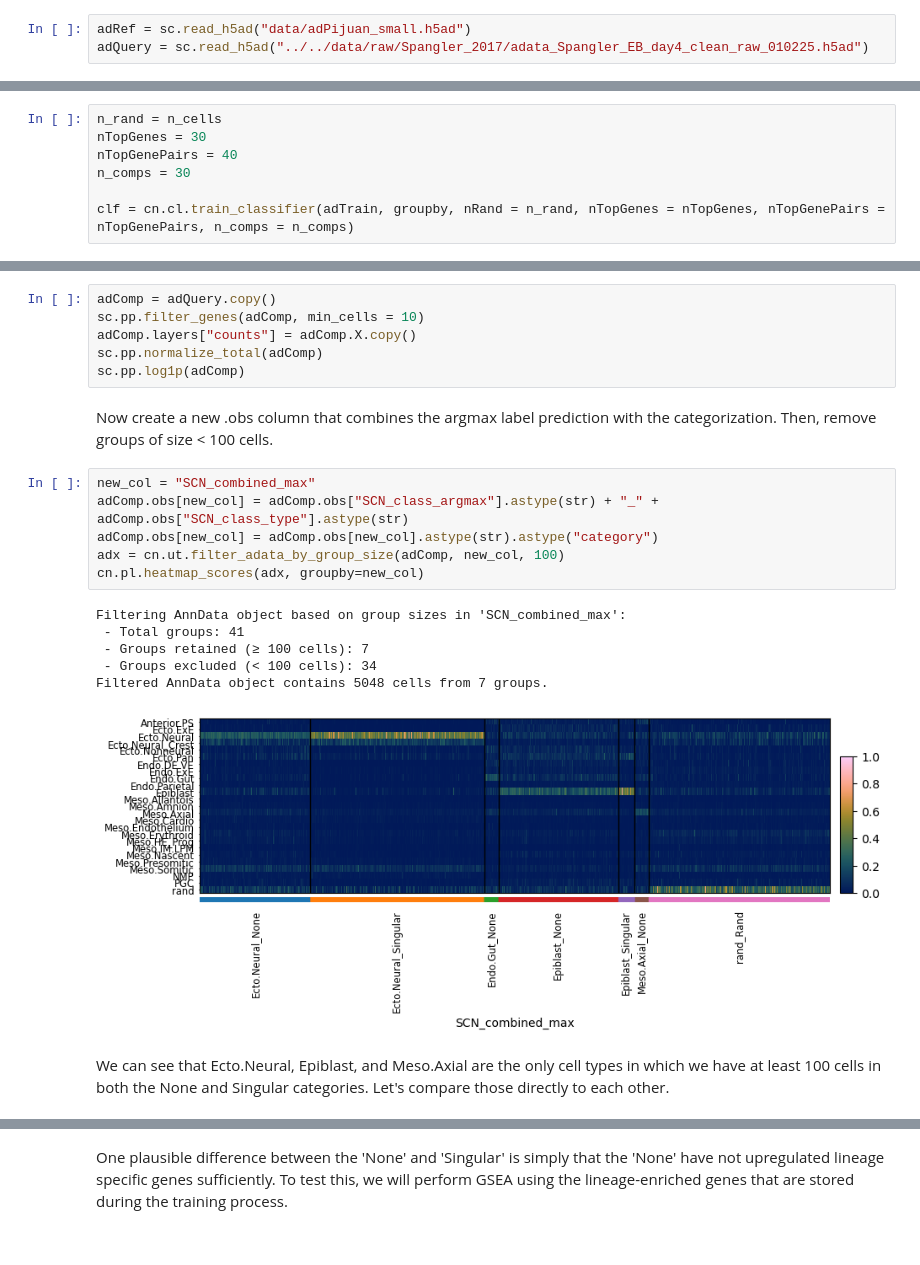
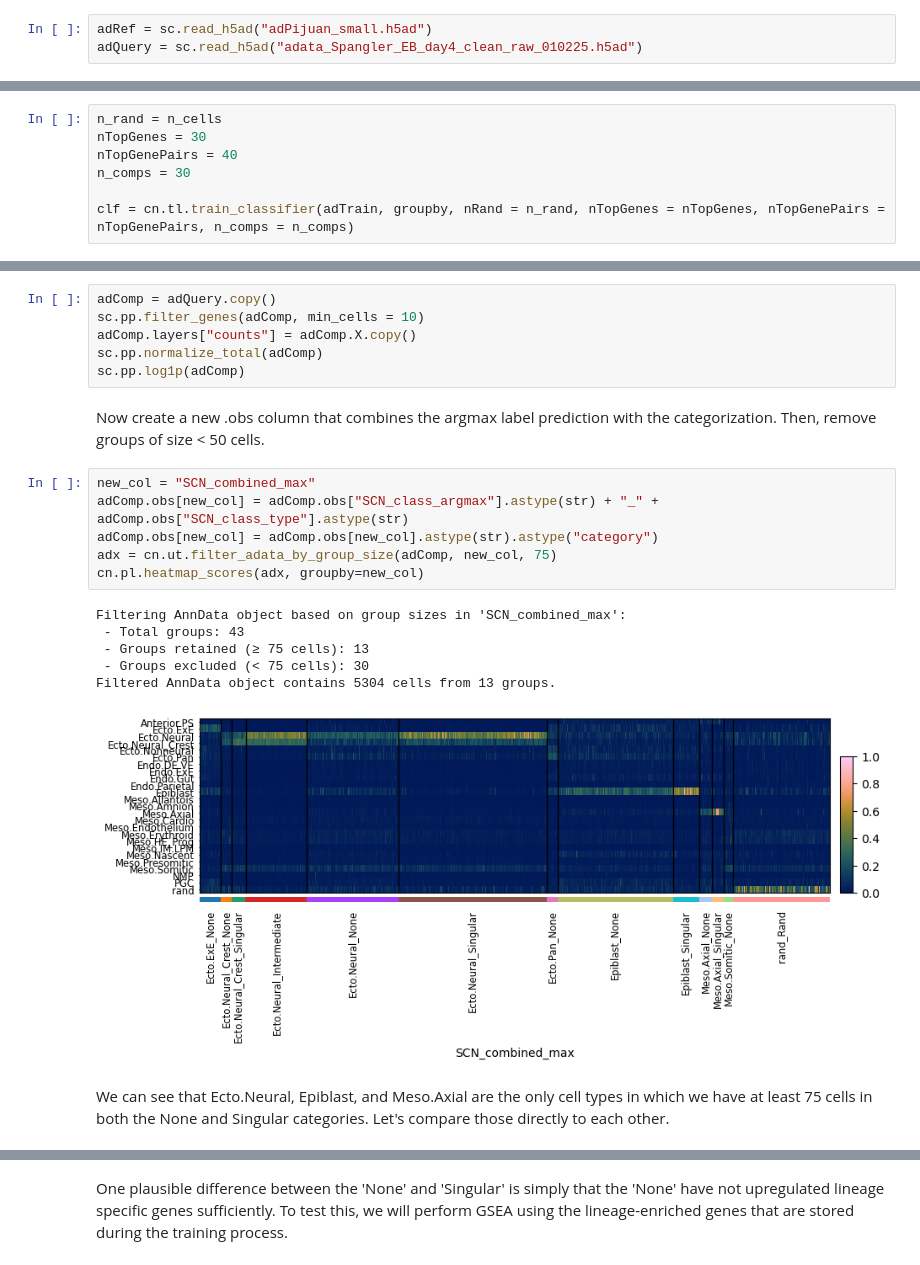
Before and after one commit to CahanLab/PySingleCellNet, a Jupyter notebook: docs/notebooks/categorize.ipynb, the cells around one changed output, grey strips where cells are left out. Cells and saved outputs as stored; diff of their text form.

```diff
--- a/docs/notebooks/categorize.ipynb
+++ b/docs/notebooks/categorize.ipynb
@@ -36,8 +36,8 @@ import matplotlib.pyplot as plt
 import scanpy as sc
 import pySingleCellNet as cn
 # %%
-adRef = sc.read_h5ad("data/adPijuan_small.h5ad")
-adQuery = sc.read_h5ad("../../data/raw/Spangler_2017/adata_Spangler_EB_day4_clean_raw_010225.h5ad")
+adRef = sc.read_h5ad("adPijuan_small.h5ad")
+adQuery = sc.read_h5ad("adata_Spangler_EB_day4_clean_raw_010225.h5ad")
 # %% [markdown]
 Limit to shared genes
 # %%
@@ -67,5 +67,5 @@ nTopGenes = 30
 nTopGenePairs = 40
 n_comps = 30
 
-clf = cn.cl.train_classifier(adTrain, groupby, nRand = n_rand, nTopGenes = nTopGenes, nTopGenePairs = nTopGenePairs, n_comps = n_comps)
+clf = cn.tl.train_classifier(adTrain, groupby, nRand = n_rand, nTopGenes = nTopGenes, nTopGenePairs = nTopGenePairs, n_comps = n_comps)
 # %% [output]
@@ -144,22 +143,22 @@ adComp.layers["counts"] = adComp.X.copy()
 sc.pp.normalize_total(adComp)
 sc.pp.log1p(adComp)
 # %% [markdown]
-Now create a new .obs column that combines the argmax label prediction with the categorization. Then, remove groups of size < 100 cells.
+Now create a new .obs column that combines the argmax label prediction with the categorization. Then, remove groups of size < 50 cells.
 # %%
 new_col = "SCN_combined_max"
 adComp.obs[new_col] = adComp.obs["SCN_class_argmax"].astype(str) + "_" + adComp.obs["SCN_class_type"].astype(str)
 adComp.obs[new_col] = adComp.obs[new_col].astype(str).astype("category")
-adx = cn.ut.filter_adata_by_group_size(adComp, new_col, 100)
+adx = cn.ut.filter_adata_by_group_size(adComp, new_col, 75)
 cn.pl.heatmap_scores(adx, groupby=new_col)
 # %% [output]
 Filtering AnnData object based on group sizes in 'SCN_combined_max':
- - Total groups: 41
- - Groups retained (≥ 100 cells): 7
- - Groups excluded (< 100 cells): 34
-Filtered AnnData object contains 5048 cells from 7 groups.
+ - Total groups: 43
+ - Groups retained (≥ 75 cells): 13
+ - Groups excluded (< 75 cells): 30
+Filtered AnnData object contains 5304 cells from 13 groups.
-[figure, old version]
+[figure, new version]
 # %% [markdown]
-We can see that Ecto.Neural, Epiblast, and Meso.Axial are the only cell types in which we have at least 100 cells in both the None and Singular categories. Let's compare those directly to each other.
+We can see that Ecto.Neural, Epiblast, and Meso.Axial are the only cell types in which we have at least 75 cells in both the None and Singular categories. Let's compare those directly to each other.
 # %%
 cellgrps = ["Ecto.Neural", "Epiblast", "Meso.Axial"]
 cats_to_comp = ["Singular", "None"]
```
Also changed, not shown: parts of 16 cells of this notebook, 18 other files.
